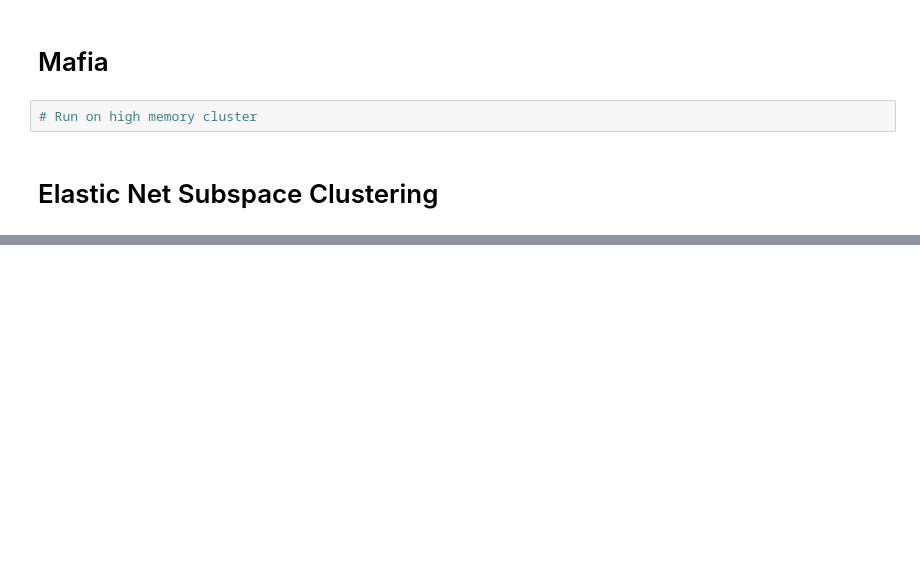
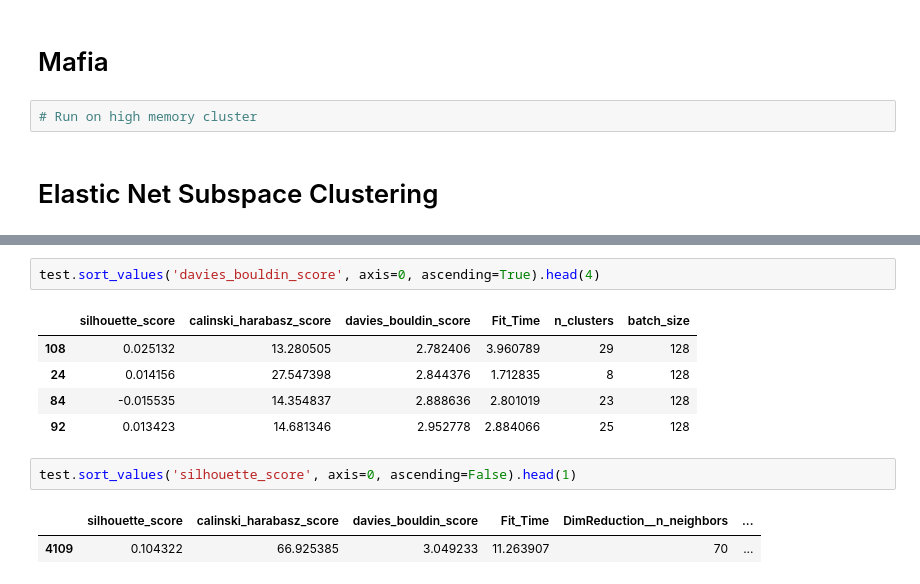
Before and after one commit to MarkF-hanze/UMCG_Thesis, a Jupyter notebook: Working_Code/Main_Shaved.ipynb, the cells around one changed output, grey strips where cells are left out. Saved outputs shown, nothing was run; the diff lists cells and outputs as text; blank space fills up the shorter version.

```diff
--- a/Working_Code/Main_Shaved.ipynb
+++ b/Working_Code/Main_Shaved.ipynb
@@ -347,0 +405,13 @@ with open('Results/GridsearchPython.pkl', 'wb') as f:
+# %%
+test.sort_values('davies_bouldin_score', axis=0, ascending=True).head(4)
+# %% [output]
+|  | silhouette_score | calinski_harabasz_score | davies_bouldin_score | Fit_Time | n_clusters | batch_size |
+| 108 | 0.025132 | 13.280505 | 2.782406 | 3.960789 | 29 | 128 |
+| 24 | 0.014156 | 27.547398 | 2.844376 | 1.712835 | 8 | 128 |
+| 84 | -0.015535 | 14.354837 | 2.888636 | 2.801019 | 23 | 128 |
+| 92 | 0.013423 | 14.681346 | 2.952778 | 2.884066 | 25 | 128 |
+# %%
+test.sort_values('silhouette_score', axis=0, ascending=False).head(1)
+# %% [output]
+|  | silhouette_score | calinski_harabasz_score | davies_bouldin_score | Fit_Time | DimReduction__n_neighbors | ... |
+| 4109 | 0.104322 | 66.925385 | 3.049233 | 11.263907 | 70 | ... |
```
Also changed, not shown: parts of 12 cells of this notebook, 48 other files.
